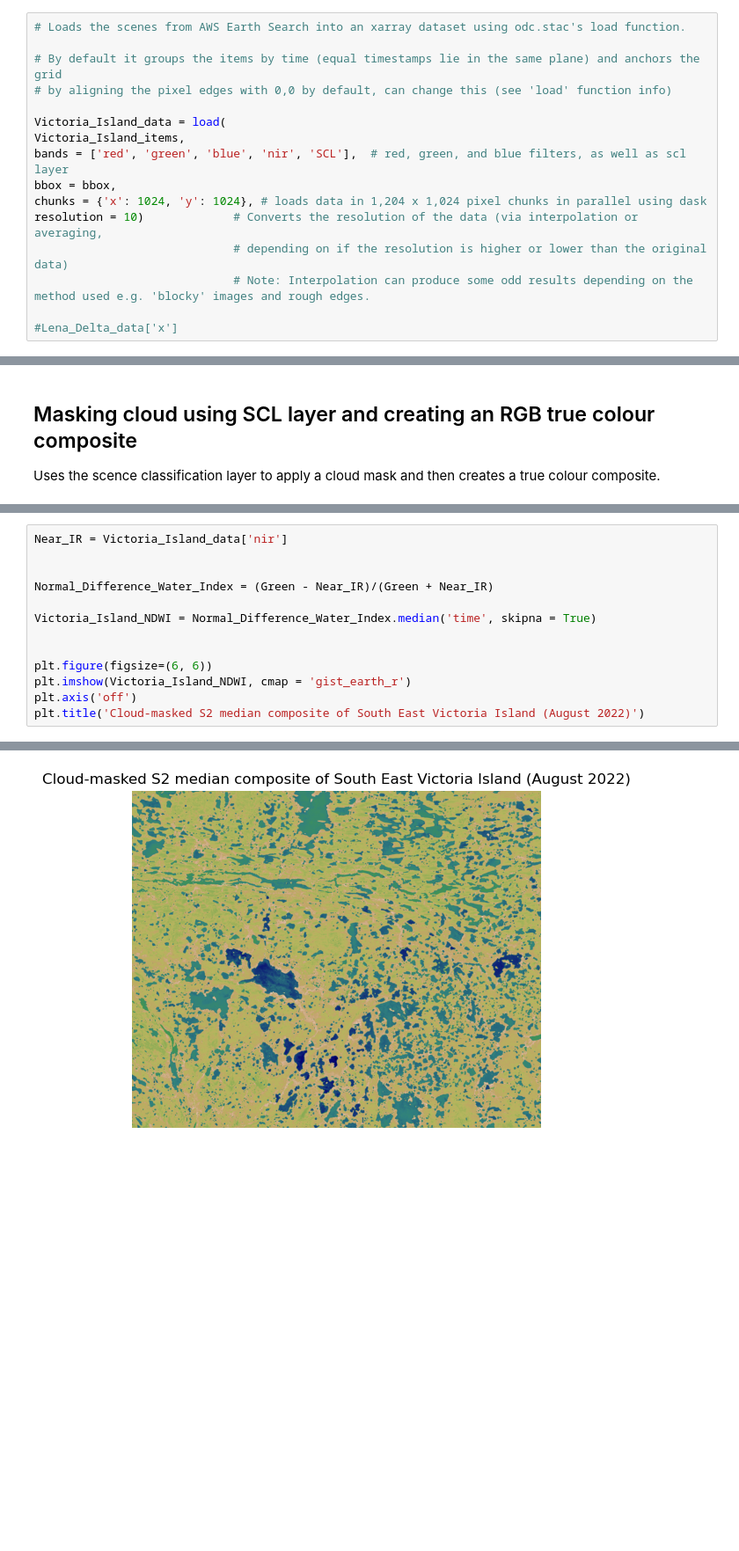
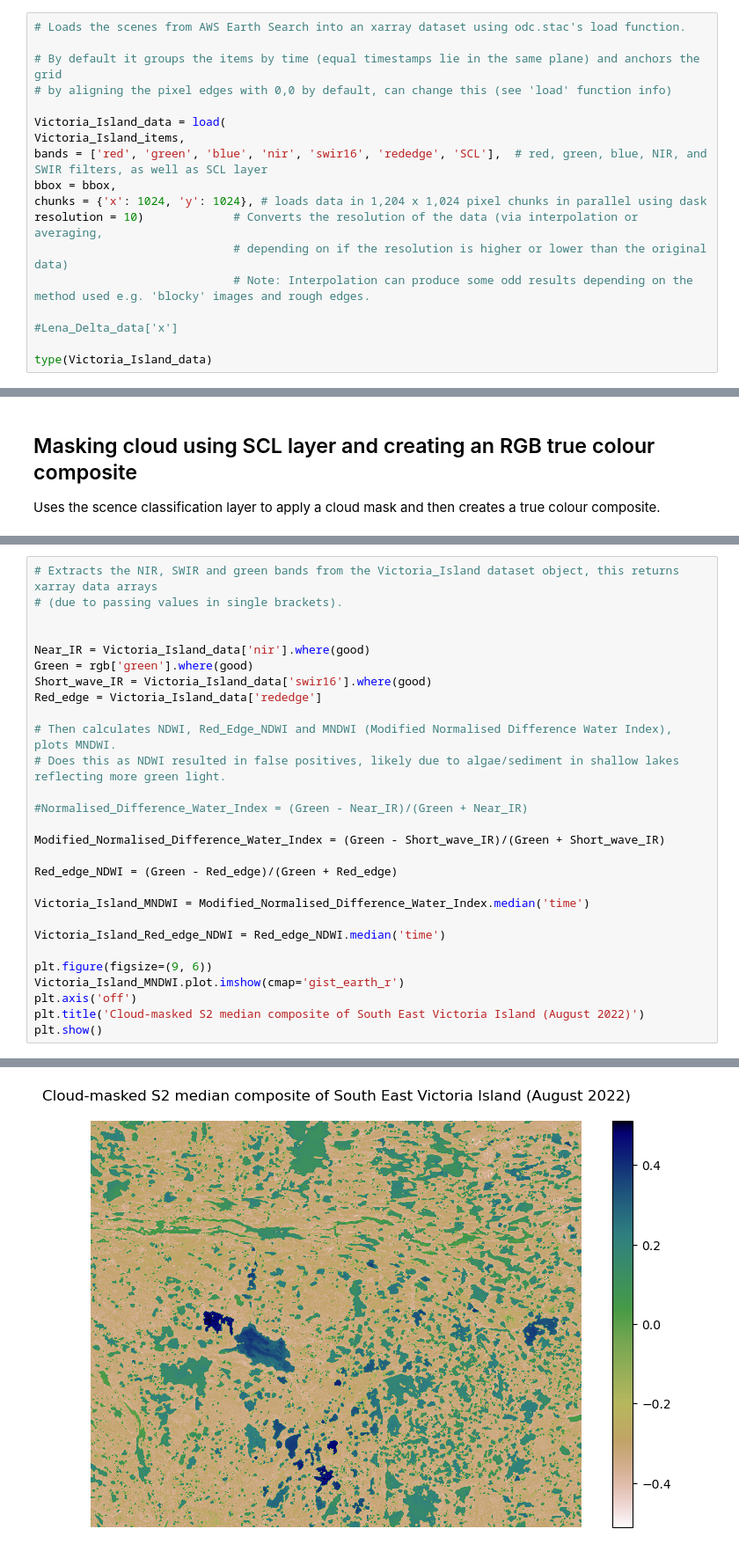
Before and after one commit to CharlieGamblin/EO-Induction, a Jupyter notebook: Practice Scripts/STAC_and_Cloud_Native.ipynb, the cells around one changed output, grey strips where cells are left out. Shown at 88% size. Drawn from its saved outputs; the diff is of its cells as text; blank space fills up the shorter version.

```diff
--- a/Practice Scripts/STAC_and_Cloud_Native.ipynb
+++ b/Practice Scripts/STAC_and_Cloud_Native.ipynb
@@ -77,7 +77,7 @@ SCL aka scene classification layer assigns a value to each pixel based on the su
 
 Victoria_Island_data = load(
 Victoria_Island_items,
-bands = ['red', 'green', 'blue', 'nir', 'SCL'],  # red, green, and blue filters, as well as scl layer
+bands = ['red', 'green', 'blue', 'nir', 'swir16', 'rededge', 'SCL'],  # red, green, blue, NIR, and SWIR filters, as well as SCL layer
 bbox = bbox,
 chunks = {'x': 1024, 'y': 1024}, # loads data in 1,204 x 1,024 pixel chunks in parallel using dask
 resolution = 10)             # Converts the resolution of the data (via interpolation or averaging,
@@ -85,3 +85,5 @@ resolution = 10)             # Converts the resolution of the data (via interpol
                              # Note: Interpolation can produce some odd results depending on the method used e.g. 'blocky' images and rough edges.
 
 #Lena_Delta_data['x']
+
+type(Victoria_Island_data)
@@ -151,14 +176,29 @@ Text(0.5, 1.0, 'Cloud-masked S2 median composite of South East Victoria Island (
 # %%
-Near_IR = Victoria_Island_data['nir']
+# Extracts the NIR, SWIR and green bands from the Victoria_Island dataset object, this returns xarray data arrays
+# (due to passing values in single brackets).
 
 
-Normal_Difference_Water_Index = (Green - Near_IR)/(Green + Near_IR)
+Near_IR = Victoria_Island_data['nir'].where(good)
+Green = rgb['green'].where(good)
+Short_wave_IR = Victoria_Island_data['swir16'].where(good)
+Red_edge = Victoria_Island_data['rededge']
 
-Victoria_Island_NDWI = Normal_Difference_Water_Index.median('time', skipna = True)
+# Then calculates NDWI, Red_Edge_NDWI and MNDWI (Modified Normalised Difference Water Index), plots MNDWI.
+# Does this as NDWI resulted in false positives, likely due to algae/sediment in shallow lakes reflecting more green light.
 
+#Normalised_Difference_Water_Index = (Green - Near_IR)/(Green + Near_IR)
 
-plt.figure(figsize=(6, 6))
-plt.imshow(Victoria_Island_NDWI, cmap = 'gist_earth_r')
+Modified_Normalised_Difference_Water_Index = (Green - Short_wave_IR)/(Green + Short_wave_IR)
+
+Red_edge_NDWI = (Green - Red_edge)/(Green + Red_edge)
+
+Victoria_Island_MNDWI = Modified_Normalised_Difference_Water_Index.median('time')
+
+Victoria_Island_Red_edge_NDWI = Red_edge_NDWI.median('time')
+
+plt.figure(figsize=(9, 6))
+Victoria_Island_MNDWI.plot.imshow(cmap='gist_earth_r')
 plt.axis('off')
 plt.title('Cloud-masked S2 median composite of South East Victoria Island (August 2022)')
+plt.show()
 # %% [output]
@@ -166 +205 @@ Text(0.5, 1.0, 'Cloud-masked S2 median composite of South East Victoria Island (
-[figure, old version]
+[figure, new version]
```
Also changed, not shown: parts of 6 cells of this notebook, 1 other file.
